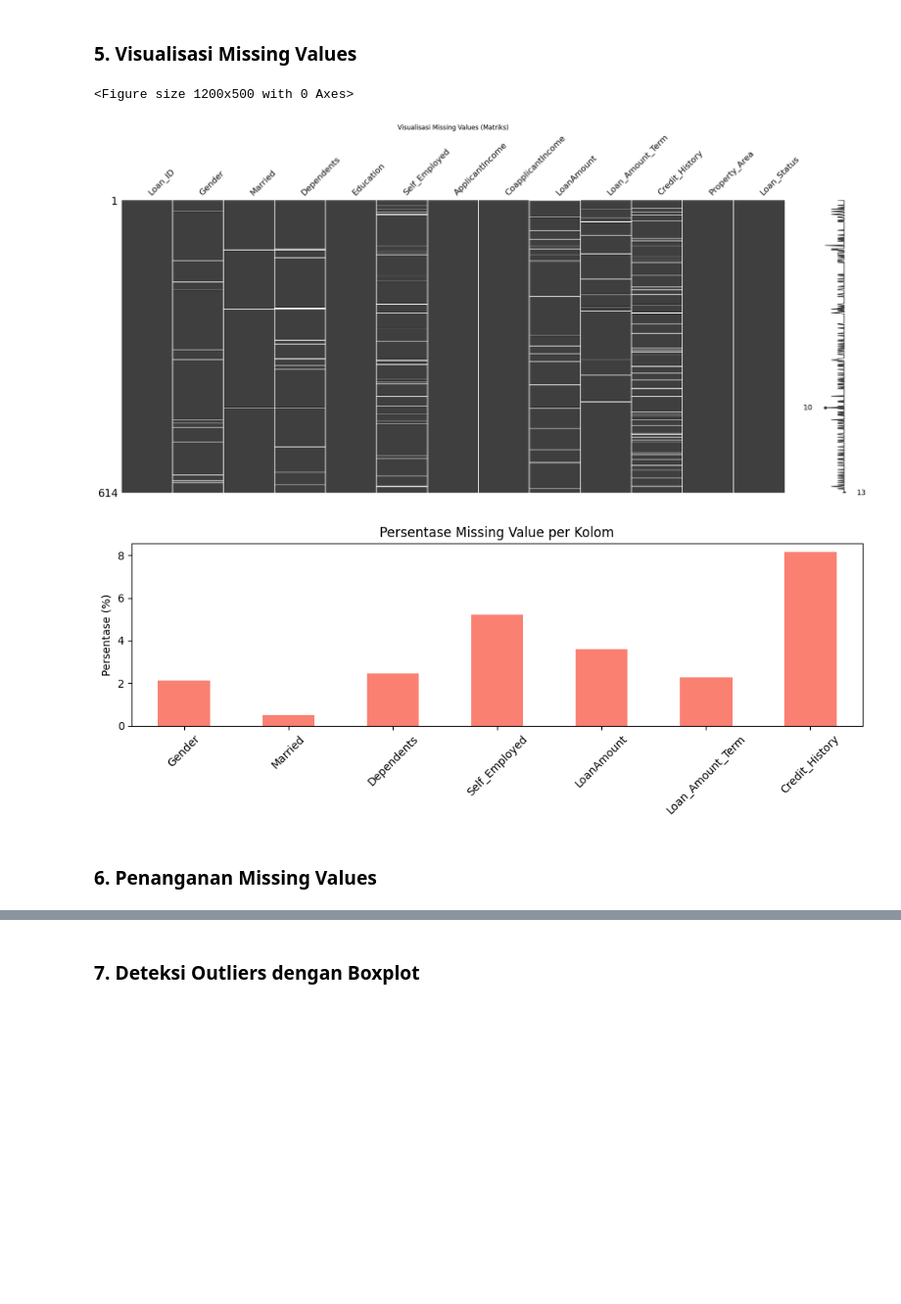
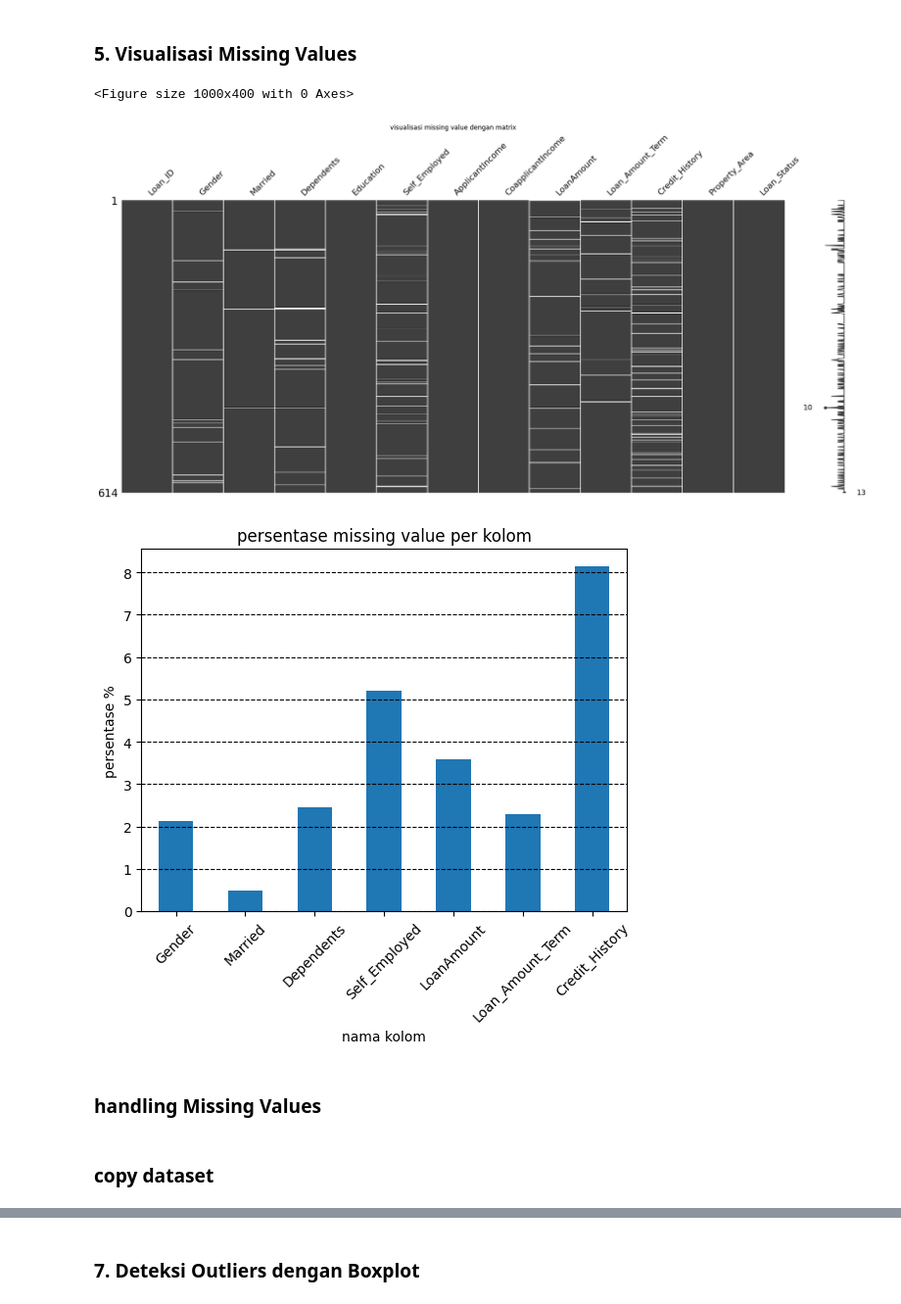
Before and after one commit to chilmi89/data-mining, a Jupyter notebook: praktek_missing_values.ipynb, the cells around one changed output, grey strips where cells are left out. Shown at 98% size. Drawn from its saved outputs; the diff is of its cells as text; code cells hidden in the pictures; blank space fills up the shorter version.

Commit message:
fix studi kasus missing values

```diff
--- a/praktek_missing_values.ipynb
+++ b/praktek_missing_values.ipynb
@@ -50,7 +69,6 @@ memory usage: 62.5 KB
 # %%
-# Jumlah missing value per kolom
-missing_count = dataset.isnull().sum()
-missing_pct   = (dataset.isnull().sum() / len(dataset)) * 100
-missing_df    = pd.DataFrame({'Jumlah Missing': missing_count, 'Persentase (%)': missing_pct})
-missing_df[missing_df['Jumlah Missing'] > 0]
+# menghitung jumlah missing value
+
+hitung_jumlah_missing = dataset.isnull().sum()
+print(hitung_jumlah_missing)
 # %% [output]
@@ -64,0 +89,5 @@ missing_df[missing_df['Jumlah Missing'] > 0]
+# %%
+# hitung persentase missing value
+
+persentase_missing_value = (hitung_jumlah_missing / len(dataset)) * 100
+print(persentase_missing_value)
@@ -82,24 +160,45 @@ dataset[dataset.isnull().any(axis=1)]
 # %% [markdown]
 ### 5. Visualisasi Missing Values
 # %%
-plt.figure(figsize=(12, 5))
+
+# buat ukuran gambar plt
+plt.figure(figsize=(10 , 4))
+
+# visualisasi missing value dari variable dataset menggunakan matrix missingno
 msno.matrix(dataset)
-plt.title('Visualisasi Missing Values (Matriks)')
-plt.tight_layout()
+
+# title gambar
+plt.title('visualisasi missing value dengan matrix')
+
+# menampilkan gambar
 plt.show()
 # %% [output]
-<Figure size 1200x500 with 0 Axes>
+<Figure size 1000x400 with 0 Axes>
 [figure]
 # %%
-plt.figure(figsize=(10, 4))
-missing_cols = missing_pct[missing_pct > 0]
-missing_cols.plot(kind='bar', color='salmon')
-plt.title('Persentase Missing Value per Kolom')
-plt.ylabel('Persentase (%)')
+# mengambil kolom kolom / fiture fitur yang memiliki missing value
+missing_kolom = persentase_missing_value[persentase_missing_value > 0]
+
+# membuat grafik berbentuk grafik bar batang
+plt.Figure(figsize=(16 , 6))
+missing_kolom.plot(kind='bar')
+
+# membuat titile dan judul sumbu x dan y
+plt.title('persentase missing value per kolom')
+plt.ylabel('persentase %')
+plt.xlabel('nama kolom')
+
+# membuat rotasi pada sumbu X agar rapi
 plt.xticks(rotation=45)
-plt.tight_layout()
+
+# membuat grid pada grafik
+plt.grid(axis='y' , linestyle='--' , alpha=1 , color='black')
+
+# menampilkan grafik
 plt.show()
 # %% [output]
-[figure, old version]
+[figure, new version]
 # %% [markdown]
-### 6. Penanganan Missing Values
+### handling Missing Values
+# %% [markdown]
+### copy dataset
```
Also changed, not shown: parts of 56 cells of this notebook, 1 other file.
